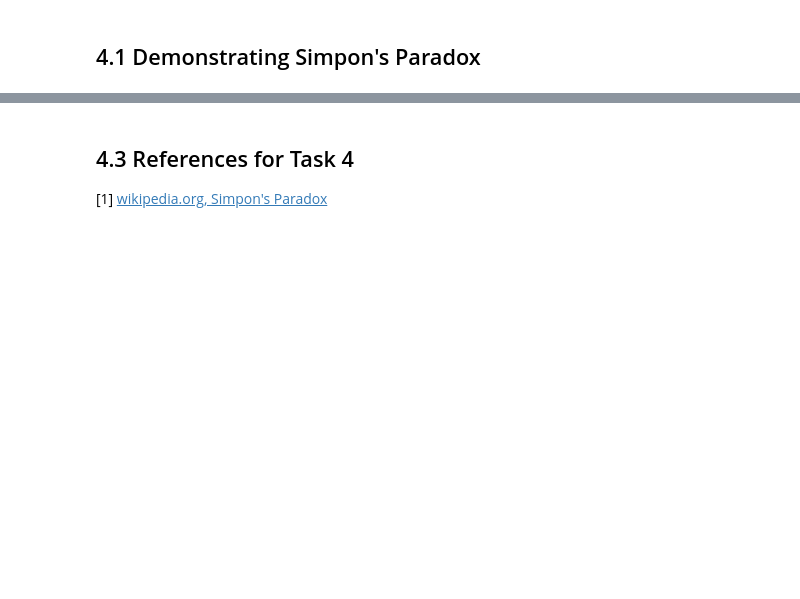
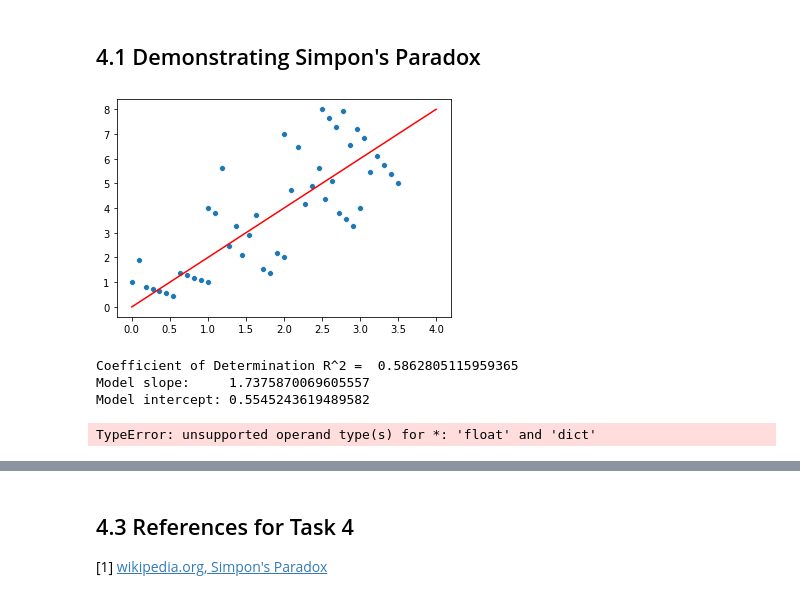
Before and after one commit to PaulSweeney89/FDA-Tasks, a Jupyter notebook: Tasks Jupyter.ipynb, the cells around one changed output, grey strips where cells are left out. Saved outputs shown, nothing was run; the diff lists cells and outputs as text; code cells hidden in the pictures; blank space fills up the shorter version.

```diff
--- a/Tasks Jupyter.ipynb
+++ b/Tasks Jupyter.ipynb
@@ -650,0 +665,39 @@ Simpson's paradox can occur as a real world statistical phenomenon, it illustrat
+# %%
+# Group 2 Data
+
+a, b = -2, 7
+
+x2 = np.linspace(1, 2, 12)
+noise = np.random.randint(-2, 2, x2.shape)
+
+y2 = a * x2 + b
+y2 = y2 + noise
+# %%
+# Group 3 Data
+
+a, b = -3, 12
+
+x3 = np.linspace(2, 3, 12)
+noise = np.random.randint(-1, 2, x3.shape)
+
+y3 = a * x3 + b
+y3 = y3 + noise
+# %%
+# Group 4 Data
+
+a, b = -4, 20
+
+x4 = np.linspace(2.5, 3.5, 12)
+noise = np.random.randint(-2, 0, x4.shape)
+
+y4 = a * x4 + b
+y4 = y4 + noise
+# %%
+x_array = np.concatenate((x1, x2, x3, x4))
+y_array = np.concatenate((y1, y2, y3, y4))
+# %%
+sns.scatterplot(x_array, y_array)
+sns.lineplot([0, 4], [0, 8], color ='r')
+plt.show()
+# %% [output]
+[figure, added]
@@ -650,0 +706,22 @@ Simpson's paradox can occur as a real world statistical phenomenon, it illustrat
+# %%
+x_array_reshape = x_array.reshape(-1, 1)
+
+model = LinearRegression().fit(x_array_reshape, y_array)
+
+r_sq = model.score(x_array_reshape, y_array)
+
+slope = model.coef_[0]
+intercept = model.intercept_
+
+print("Coefficient of Determination R^2 = ", r_sq)
+print("Model slope:    ", slope)
+print("Model intercept:", intercept)
+# %% [output]
+Coefficient of Determination R^2 =  0.5862805115959365
+Model slope:     1.7375870069605557
+Model intercept: 0.5545243619489582
+# %%
+# Regression Line for all data combined
+reg_line = slope * x + intercept
+# %% [output]
+TypeError: unsupported operand type(s) for *: 'float' and 'dict'
```
Also changed, not shown: parts of 12 cells of this notebook.
